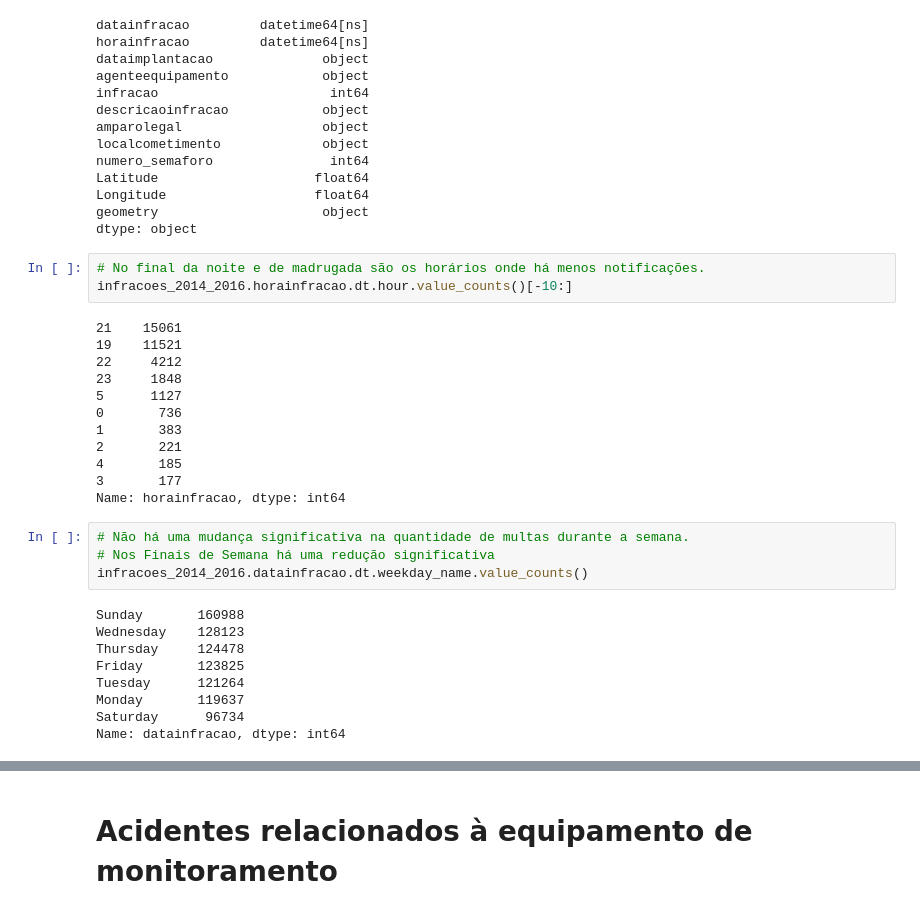
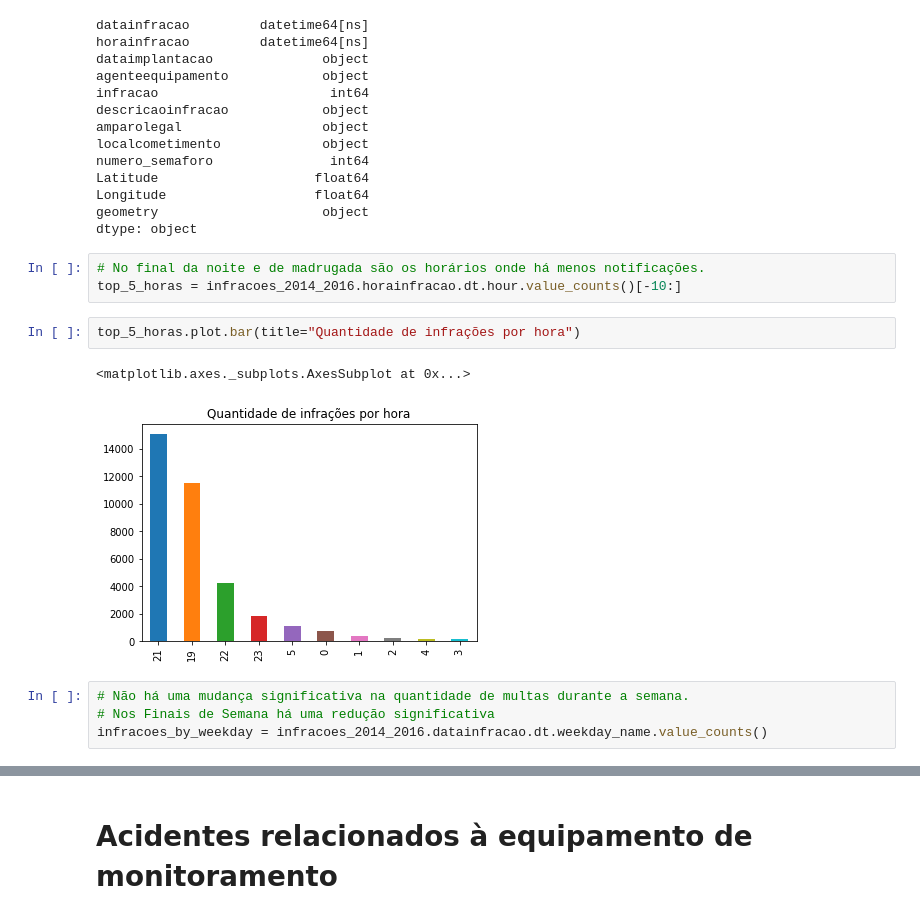
Before and after one commit to fbormann/DadosTransitoRecife, a Jupyter notebook: Projeto CTTU.ipynb, the cells around one changed output, grey strips where cells are left out. Saved outputs shown, nothing was run; the diff lists cells and outputs as text.

```diff
--- a/Projeto CTTU.ipynb
+++ b/Projeto CTTU.ipynb
@@ -759,29 +819,13 @@ geometry                     object
 dtype: object
 # %%
 # No final da noite e de madrugada são os horários onde há menos notificações.
-infracoes_2014_2016.horainfracao.dt.hour.value_counts()[-10:]
+top_5_horas = infracoes_2014_2016.horainfracao.dt.hour.value_counts()[-10:]
-# %% [output]
-21    15061
-19    11521
-22     4212
-23     1848
-5      1127
-0       736
-1       383
-2       221
-4       185
-3       177
-Name: horainfracao, dtype: int64
+# %%
+top_5_horas.plot.bar(title="Quantidade de infrações por hora")
+# %% [output]
+<matplotlib.axes._subplots.AxesSubplot at 0x...>
+[figure, added]
 # %%
 # Não há uma mudança significativa na quantidade de multas durante a semana.
 # Nos Finais de Semana há uma redução significativa
-infracoes_2014_2016.datainfracao.dt.weekday_name.value_counts()
+infracoes_by_weekday = infracoes_2014_2016.datainfracao.dt.weekday_name.value_counts()
-# %% [output]
-Sunday       160988
-Wednesday    128123
-Thursday     124478
-Friday       123825
-Tuesday      121264
-Monday       119637
-Saturday      96734
-Name: datainfracao, dtype: int64
```
Also changed, not shown: parts of 43 cells of this notebook.
